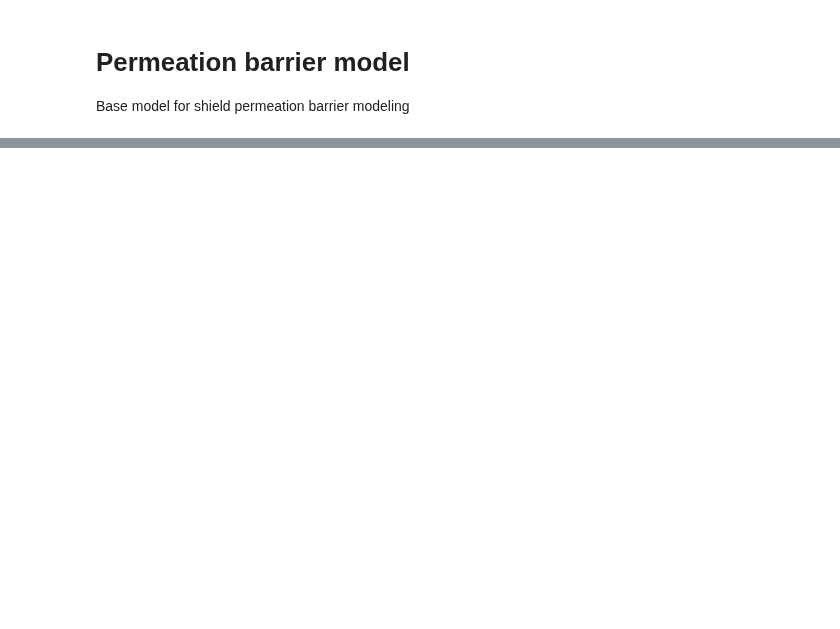
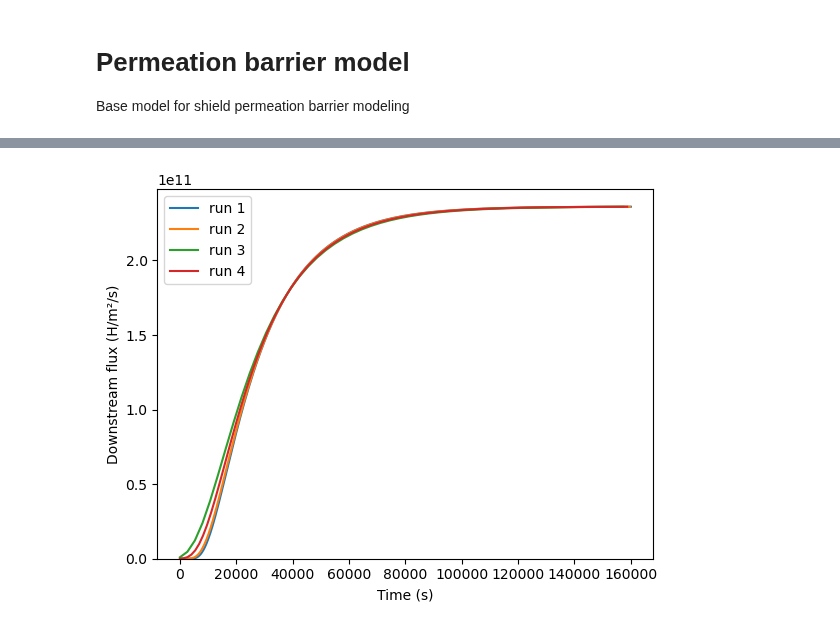
Before and after one commit to WeaverC20/permeation_barrier_analysis, a Jupyter notebook: two_layer_numerical/timelag_analysis.ipynb, the cells around one changed output, grey strips where cells are left out. Cells and saved outputs as stored; diff of their text form; code cells hidden in the pictures; blank space fills up the shorter version.

```diff
--- a/two_layer_numerical/timelag_analysis.ipynb
+++ b/two_layer_numerical/timelag_analysis.ipynb
@@ -94,0 +141,56 @@ plt.show()
+# %%
+import numpy as np
+import matplotlib.pyplot as plt
+
+times = np.asarray(times)
+flux  = np.asarray(permeation_flux.data)
+
+# milestones: [run1_end, bake1_end, run2_end, bake2_end, ..., runN_end]
+# length = 2*n_runs - 1
+milestones = np.asarray(milestones)
+
+# ---------------------------------------
+# Split into segments (runs and bakes)
+# ---------------------------------------
+segments = []  # each item: (segment_type, times, flux)
+
+t_prev = 0.0
+
+for k, m in enumerate(milestones):
+    # even k = run segment, odd k = bake segment
+    is_run = (k % 2 == 0)
+    seg_type = "run" if is_run else "bake"
+
+    mask = (times > t_prev) & (times <= m)
+
+    seg_times = times[mask]
+    seg_flux  = flux[mask]
+
+    segments.append((seg_type, seg_times, seg_flux))
+
+    t_prev = m  # update previous milestone
+
+
+# ---------------------------------------
+# Extract only the runs for plotting
+# ---------------------------------------
+run_segments = [(t, f) for (typ, t, f) in segments if typ == "run"]
+
+plt.figure()
+
+for i, (t_seg, f_seg) in enumerate(run_segments, start=1):
+    # shift second+ runs to start at zero
+    if i == 1:
+        t_plot = t_seg
+    else:
+        t_plot = t_seg - t_seg[0]
+
+    plt.plot(t_plot, np.abs(f_seg), label=f"run {i}")
+
+plt.ylim(bottom=0)
+plt.xlabel("Time (s)")
+plt.ylabel("Downstream flux (H/m²/s)")
+plt.legend()
+plt.show()
+# %% [output]
+[figure, added]
```
Also changed, not shown: parts of 5 cells of this notebook, 1 other file.
